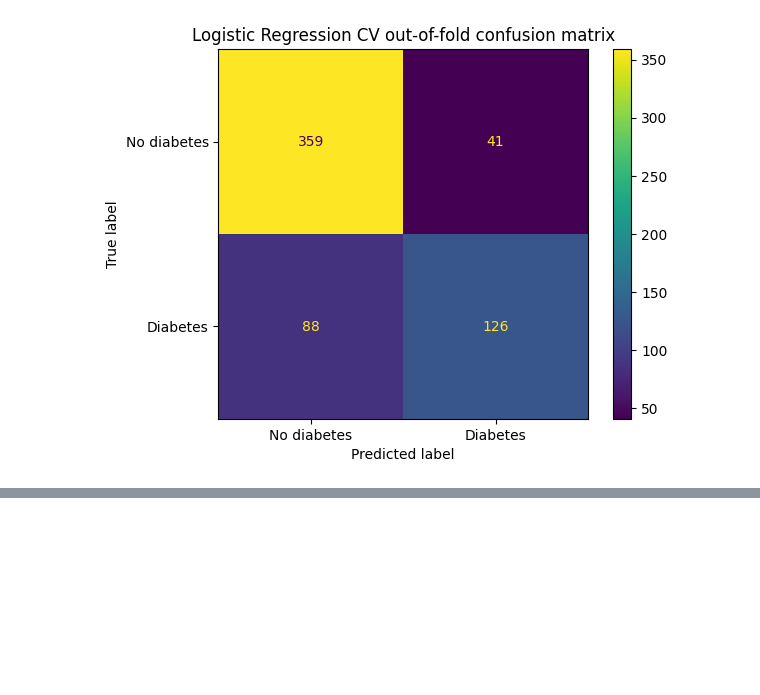
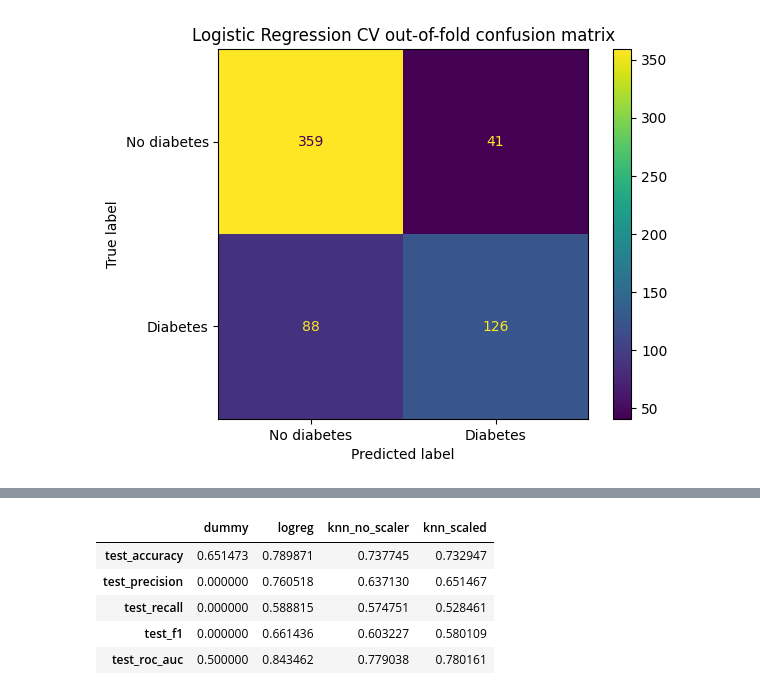
Before and after one commit to manaer6-alt/diabetes_predictions, a Jupyter notebook: notebooks/02_baseline_model.ipynb, the cells around one changed output, grey strips where cells are left out. Cells and saved outputs as stored; diff of their text form; code cells hidden in the pictures; blank space fills up the shorter version.

```diff
--- a/notebooks/02_baseline_model.ipynb
+++ b/notebooks/02_baseline_model.ipynb
@@ -246,0 +316,19 @@ plt.show()
+# %%
+model_comparison = pd.concat(
+    {
+        "dummy": dummy_cv_summary["mean"],
+        "logreg": logreg_cv_summary["mean"],
+        "knn_no_scaler": knn_no_scaler_cv_summary["mean"],
+        "knn_scaled": knn_scaled_cv_summary["mean"],
+    },
+    axis=1,
+)
+
+model_comparison
+# %% [output]
+|  | dummy | logreg | knn_no_scaler | knn_scaled |
+| test_accuracy | 0.651473 | 0.789871 | 0.737745 | 0.732947 |
+| test_precision | 0.000000 | 0.760518 | 0.637130 | 0.651467 |
+| test_recall | 0.000000 | 0.588815 | 0.574751 | 0.528461 |
+| test_f1 | 0.000000 | 0.661436 | 0.603227 | 0.580109 |
+| test_roc_auc | 0.500000 | 0.843462 | 0.779038 | 0.780161 |
```
Also changed, not shown: parts of 10 cells of this notebook.
